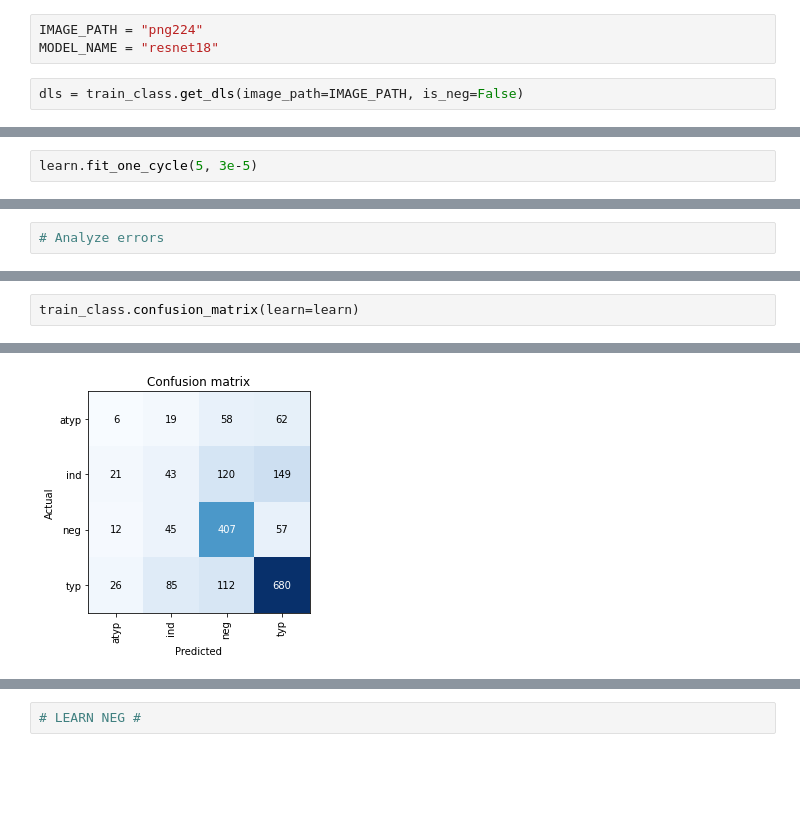
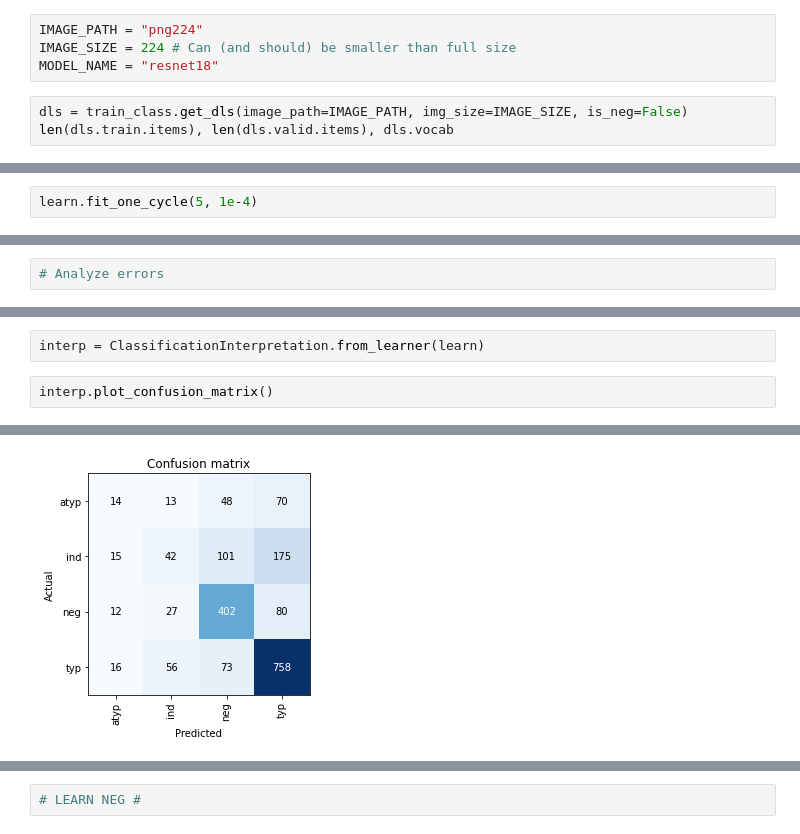
Before and after one commit to vdefont/covid_detection, a Jupyter notebook: train_class.ipynb, the cells around one changed output, grey strips where cells are left out. Cells and saved outputs as stored; diff of their text form; blank space fills up the shorter version.

```diff
--- a/train_class.ipynb
+++ b/train_class.ipynb
@@ -45,6 +31,8 @@ vastai prep:
 # LEARN CLASS #
 # %%
 IMAGE_PATH = "png224"
+IMAGE_SIZE = 224 # Can (and should) be smaller than full size
 MODEL_NAME = "resnet18"
 # %%
-dls = train_class.get_dls(image_path=IMAGE_PATH, is_neg=False)
+dls = train_class.get_dls(image_path=IMAGE_PATH, img_size=IMAGE_SIZE, is_neg=False)
+len(dls.train.items), len(dls.valid.items), dls.vocab
@@ -71,3 +53,3 @@ SuggestedLRs(valley=tensor(3.0200e-05))
 # %%
-learn.fit_one_cycle(5, 3e-5)
+learn.fit_one_cycle(5, 1e-4)
 # %% [output]
@@ -107,3 +93,5 @@ train_class.analyze_accuracy_by_category(dls=dls, preds=preds_valid, targs=targs
+# %%
+interp = ClassificationInterpretation.from_learner(learn)
 # %%
-train_class.confusion_matrix(learn=learn)
+interp.plot_confusion_matrix()
 # %% [output]
@@ -111 +98 @@ train_class.confusion_matrix(learn=learn)
-[figure, old version]
+[figure, new version]
```
Also changed, not shown: parts of 28 cells of this notebook, 5 other files.
